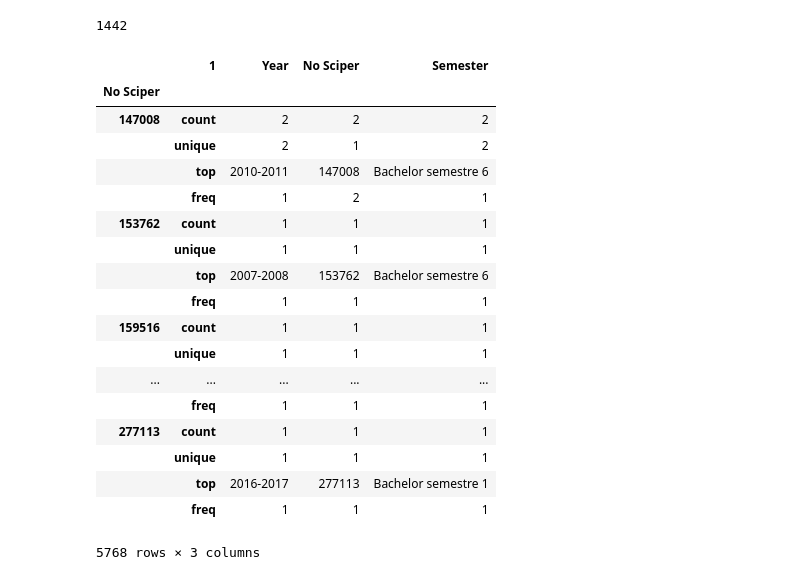
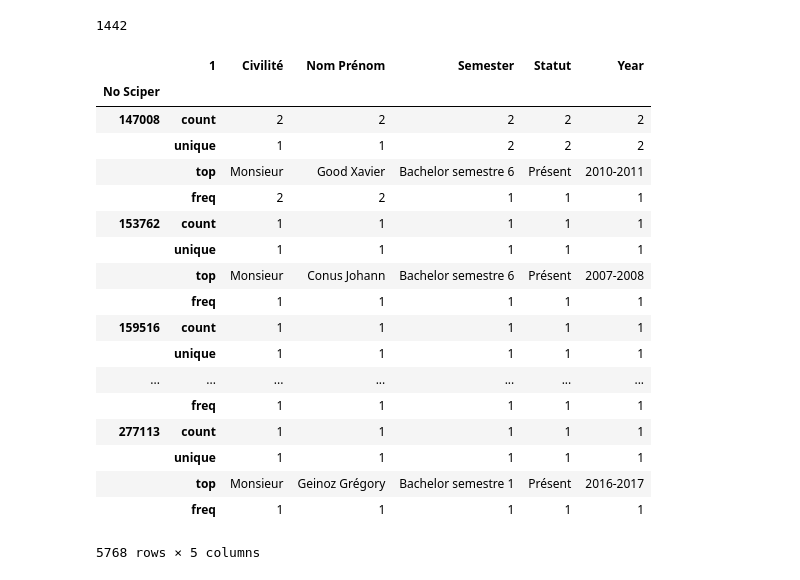
Before and after one commit to meryemmhamdi1/Gokcen_Meryem_Riyadh_ADA, a Jupyter notebook: 02 - Data from the Web/DataFromTheWeb.ipynb, the cells around one changed output. Drawn from its saved outputs; the diff is of its cells as text; code cells hidden in the pictures.

```diff
--- a/02 - Data from the Web/DataFromTheWeb.ipynb
+++ b/02 - Data from the Web/DataFromTheWeb.ipynb
@@ -205,25 +210,24 @@ len(bigDataFrame[u'No Sciper'].unique())
 1442
 # %%
 distinct_students = bigDataFrame.groupby(u'No Sciper')
+distinct_students.describe()
+# %% [output]
+|  | 1 | Civilité | Nom Prénom | Semester | Statut | Year |
+| No Sciper |  |  |  |  |  |  |
+| 147008 | count | 2 | 2 | 2 | 2 | 2 |
+|  | unique | 1 | 1 | 2 | 2 | 2 |
+|  | top | Monsieur | Good Xavier | Bachelor semestre 6 | Présent | 2010-2011 |
+|  | freq | 2 | 2 | 1 | 1 | 1 |
+| 153762 | count | 1 | 1 | 1 | 1 | 1 |
+|  | unique | 1 | 1 | 1 | 1 | 1 |
+|  | top | Monsieur | Conus Johann | Bachelor semestre 6 | Présent | 2007-2008 |
+|  | freq | 1 | 1 | 1 | 1 | 1 |
+| 159516 | count | 1 | 1 | 1 | 1 | 1 |
+|  | unique | 1 | 1 | 1 | 1 | 1 |
+| ... | ... | ... | ... | ... | ... | ... |
+|  | freq | 1 | 1 | 1 | 1 | 1 |
+| 277113 | count | 1 | 1 | 1 | 1 | 1 |
+|  | unique | 1 | 1 | 1 | 1 | 1 |
+|  | top | Monsieur | Geinoz Grégory | Bachelor semestre 1 | Présent | 2016-2017 |
+|  | freq | 1 | 1 | 1 | 1 | 1 |
+5768 rows × 5 columns
-# %%
-distinct_students[[u'Year',u'No Sciper',u'Semester']].describe()
-# %% [output]
-|  | 1 | Year | No Sciper | Semester |
-| No Sciper |  |  |  |  |
-| 147008 | count | 2 | 2 | 2 |
-|  | unique | 2 | 1 | 2 |
-|  | top | 2010-2011 | 147008 | Bachelor semestre 6 |
-|  | freq | 1 | 2 | 1 |
-| 153762 | count | 1 | 1 | 1 |
-|  | unique | 1 | 1 | 1 |
-|  | top | 2007-2008 | 153762 | Bachelor semestre 6 |
-|  | freq | 1 | 1 | 1 |
-| 159516 | count | 1 | 1 | 1 |
-|  | unique | 1 | 1 | 1 |
-| ... | ... | ... | ... | ... |
-|  | freq | 1 | 1 | 1 |
-| 277113 | count | 1 | 1 | 1 |
-|  | unique | 1 | 1 | 1 |
-|  | top | 2016-2017 | 277113 | Bachelor semestre 1 |
-|  | freq | 1 | 1 | 1 |
-5768 rows × 3 columns
```
Also changed, not shown: parts of 11 cells of this notebook.
